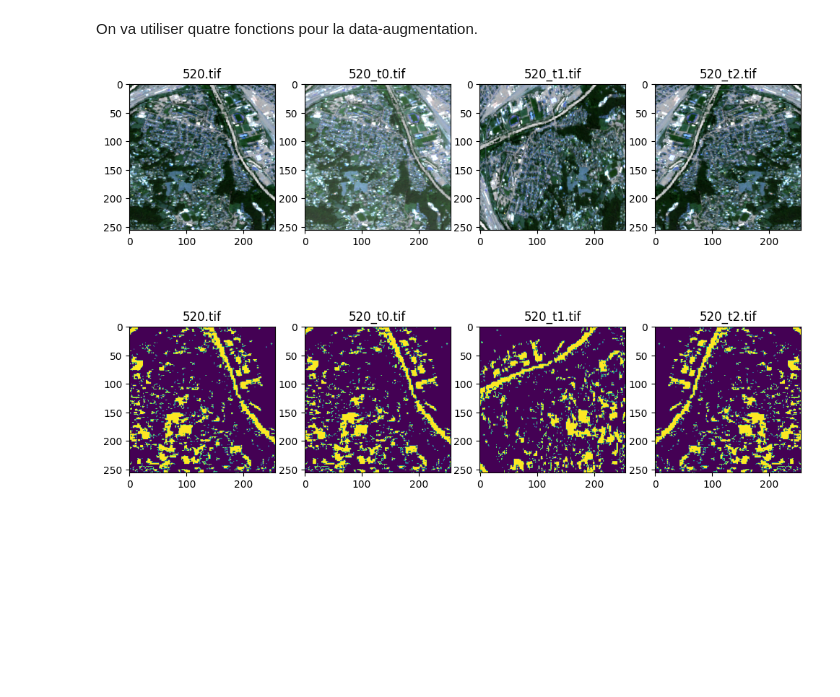
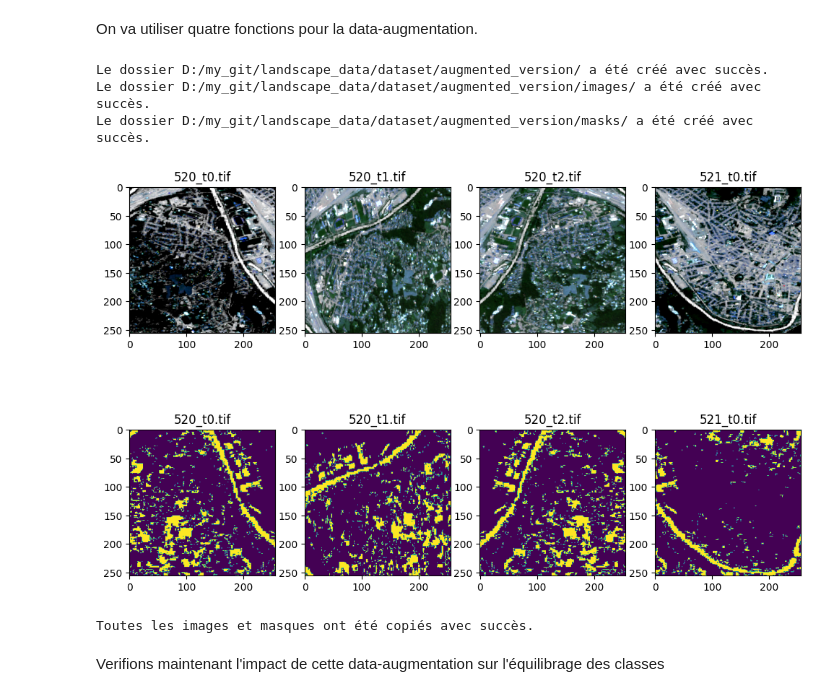
Before and after one commit to yannasyr/landcover, a Jupyter notebook: Yann/yannv3.ipynb, the cells around one changed output. Cells and saved outputs as stored; diff of their text form; code cells hidden in the pictures; blank space fills up the shorter version.

```diff
--- a/Yann/yannv3.ipynb
+++ b/Yann/yannv3.ipynb
@@ -394,13 +394,15 @@ Classe : artificial
   Q3 : 0.0028533935546875
   max : 1.0
 # %%
-classe_interet = "artificial"
+# Rappel des classes : 'no_data', 'clouds', 'artificial', 'cultivated', 'broadleaf',
+# 'coniferous', 'herbaceous', 'natural', 'snow', 'water'
+classe_interet = "coniferous"
 
 # Indice de la classe dans la liste.
 indice_classe = classes.index(classe_interet)
 
 # Taux de pourcentage minimum de cette classe dans l'image
-seuil = 0.3
+seuil = 0.6
 indices_images_sup_seuil = np.where(data_array[:, indice_classe] > seuil)[0]
 
 print(f"Nombre d'images avec une proportion de {classe_interet} supérieure à {seuil}: {len(indices_images_sup_seuil)}")
@@ -438,7 +440,7 @@ for mask in os.listdir(dossier_masks):
                 mask_rgb = np.zeros((mask.shape[0], mask.shape[1], 3), dtype=np.uint8)
                 for cls, color in CLASSES_COLORPALETTE.items():
                     mask_rgb[mask == cls] = color
-                plt.subplot(1,4,compteur_plot), plt.imshow(mask_rgb), plt.title(f'Y_city = {stock_Y_train_mask[compteur][2]:.2f}')
+                plt.subplot(1,4,compteur_plot), plt.imshow(mask_rgb), plt.title(f'Y_city = {stock_Y_train_mask[compteur][indice_classe]:.2f}')
                 compteur_plot += 1
         compteur_a_passer += 1
     compteur += 1
@@ -588,48 +578,86 @@ def flip_image_horizontally(image):
 
     return np.stack(flip_images, axis=-1).astype(np.uint16)
 # %%
-dossier_augmented_image = dossier_augmented + 'images/'
+dossier_augmented = 'D:/my_git/landscape_data/dataset/augmented_version/'
+dossier_augmented_images = dossier_augmented + 'images/'
 dossier_augmented_masks = dossier_augmented + 'masks/'
 
-for image in os.listdir(dossier_augmented_image):
-    image_path = os.path.join(dossier_augmented_image, image)
-    mask_path = os.path.join(dossier_augmented_masks, image)
-    enhanced_images, enhanced_masks = enhanceimage(image_path, mask_path)
+# Si le dossier "augmented" n'existe pas, on le créé.
+if not os.path.exists(dossier_augmented):
+    os.makedirs(dossier_augmented)
+    print(f"Le dossier {dossier_augmented} a été créé avec succès.")
+
+if not os.path.exists(dossier_augmented_images):
+    os.makedirs(dossier_augmented_images)  # Créer le dossier de manière récursive
+    print(f"Le dossier {dossier_augmented_images} a été créé avec succès.")
+
+if not os.path.exists(dossier_augmented_masks):
+    os.makedirs(dossier_augmented_masks)  # Créer le dossier de manière récursive
+    print(f"Le dossier {dossier_augmented_masks} a été créé avec succès.")
+
+for image in liste_images_interet:
+    image_path = os.path.join(dossier_images, image)
+    mask_path = os.path.join(dossier_masks, image)
+    enhanced_images, enhanced_masks = enhanceimage(image_path, mask_path) # image subit trois transformations -> 3 nouvelles images.
 
     for i, enhanced_image in enumerate(enhanced_images):
-        transformed_image_path = os.path.join(dossier_augmented_image, image.replace('.tif', f'_t{i}.tif'))
+        transformed_image_path = os.path.join(dossier_augmented_images, image.replace('.tif', f'_t{i}.tif'))
         transformed_mask_path = os.path.join(dossier_augmented_masks, image.replace('.tif', f'_t{i}.tif'))
         with TiffWriter(transformed_image_path) as tifi:
             tifi.write(enhanced_image)
         with TiffWriter(transformed_mask_path) as tifm:
             tifm.write(enhanced_masks[i])
+# %% [output]
+Le dossier D:/my_git/landscape_data/dataset/augmented_version/ a été créé avec succès.
+Le dossier D:/my_git/landscape_data/dataset/augmented_version/images/ a été créé avec succès.
+Le dossier D:/my_git/landscape_data/dataset/augmented_version/masks/ a été créé avec succès.
 # %%
 plt.figure(figsize=(12,8))
 
 compteur = 1
-for image in os.listdir(dossier_augmented_image):
+for image in os.listdir(dossier_augmented_images):
     if compteur <= 4:
-        with TiffFile(os.path.join(dossier_augmented_image, image)) as img:
+        with TiffFile(os.path.join(dossier_augmented_images, image)) as img:
             im = img.asarray()
             iscale = 2200 - 0
             scale = 255 / iscale
             byte_im = (im) * scale
             byte_im = (byte_im.clip(0, 255) + 0.5).astype(np.uint8)
             im = byte_im
 
         plt.subplot(2,4,compteur), plt.imshow(im), plt.title(image)
 
         with TiffFile(os.path.join(dossier_augmented_masks, image)) as img:
             im = img.asarray()
             iscale = 2200 - 0
             scale = 255 / iscale
             byte_im = (im) * scale
             byte_im = (byte_im.clip(0, 255) + 0.5).astype(np.uint8)
             im = byte_im
 
         plt.subplot(2,4,4+compteur), plt.imshow(im), plt.title(image)
         compteur += 1
 
 plt.show()
 # %% [output]
-[figure, old version]
+[figure, new version]
+# %%
+# Copier toutes les images de dossier_images vers dossier_augmented_images
+for image_filename in os.listdir(dossier_images):
+    src_image_path = os.path.join(dossier_images, image_filename)
+    dest_image_path = os.path.join(dossier_augmented_images, image_filename)
+
+    shutil.copy(src_image_path, dest_image_path)
+
+# Copier tous les masques de dossier_masks vers dossier_augmented_masks
+for mask_filename in os.listdir(dossier_masks):
+    src_mask_path = os.path.join(dossier_masks, mask_filename)
+    dest_mask_path = os.path.join(dossier_augmented_masks, mask_filename)
+
+    shutil.copy(src_mask_path, dest_mask_path)
+
+print("Toutes les images et masques ont été copiés avec succès.")
+# %% [output]
+Toutes les images et masques ont été copiés avec succès.
+# %% [markdown]
+Verifions maintenant l'impact de cette data-augmentation sur l'équilibrage des classes
```
Also changed, not shown: parts of 10 cells of this notebook.
